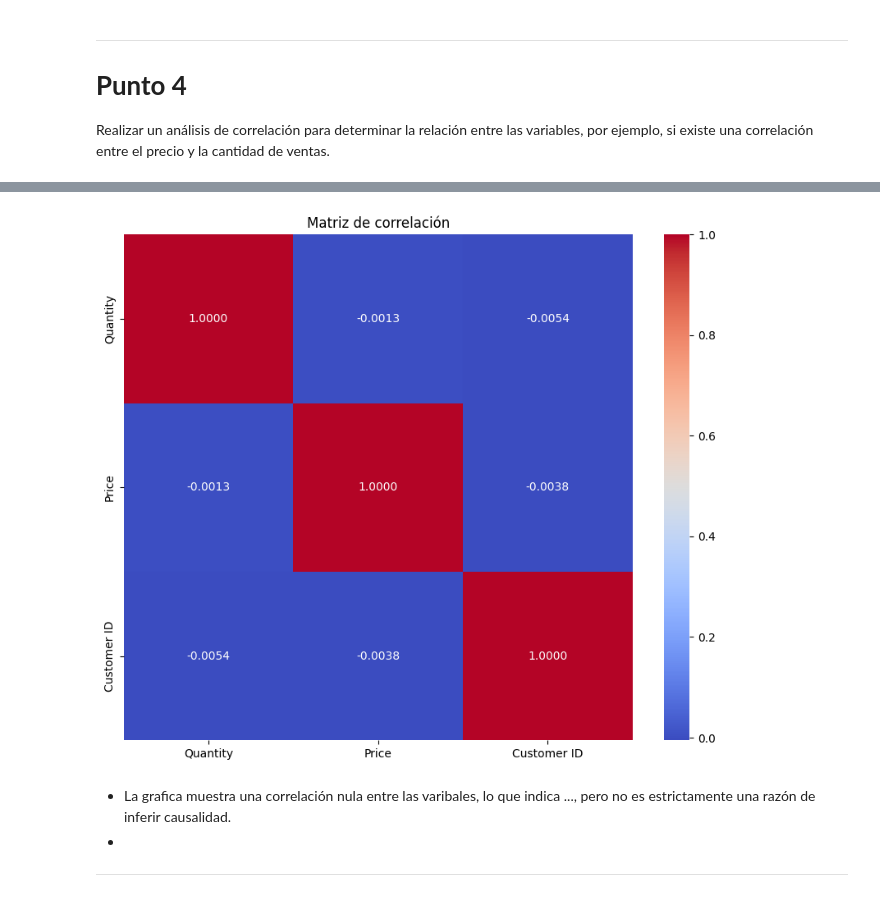
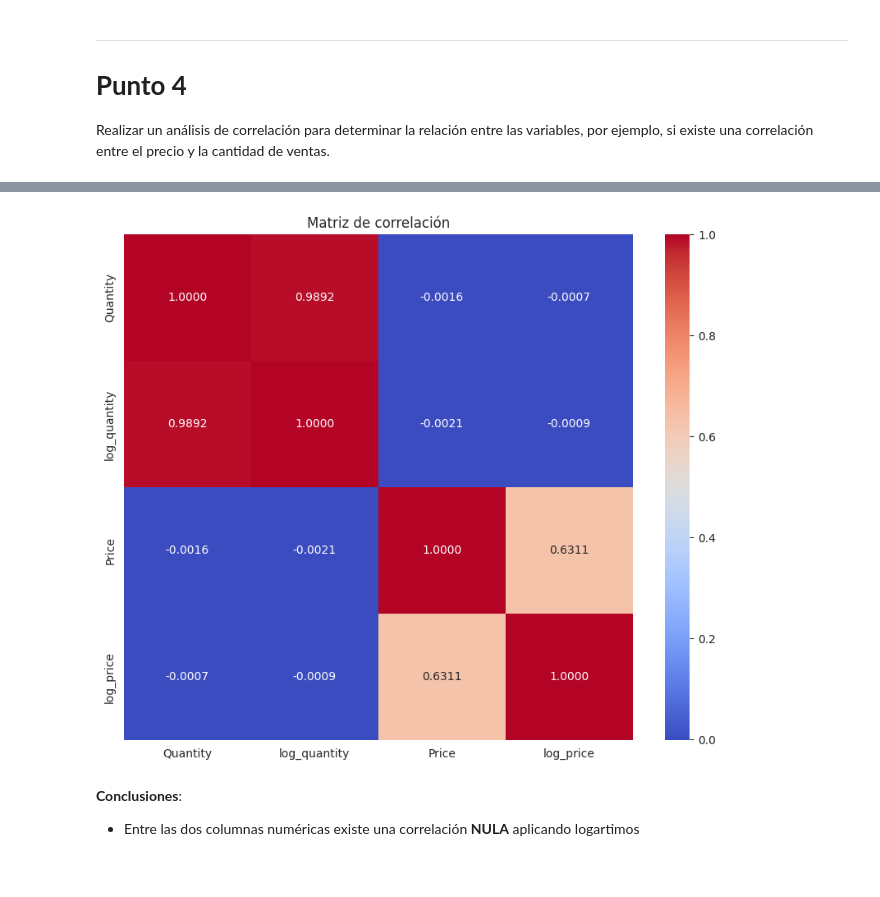
Before and after one commit to Yohan-Rodriguez/Prueba_ImagineApps, a Jupyter notebook: Imagine_Apps_Tarea3_ Análisis de datos.ipynb, the cells around one changed output, grey strips where cells are left out. Drawn from its saved outputs; the diff is of its cells as text; code cells hidden in the pictures.

```diff
--- a/Imagine_Apps_Tarea3_ Análisis de datos.ipynb
+++ b/Imagine_Apps_Tarea3_ Análisis de datos.ipynb
@@ -482,0 +648,10 @@ corrs_dataset
+# %%
+# Valores máximo de las columnas "Price" y "Quantity"
+max_price = df_online_retail_all_copy['Price'].max()
+max_quantity = df_online_retail_all_copy['Quantity'].max()
+
+# Crear nuevas columas con el logaritmo de las columnas "Price" y "Quantity"
+df_online_retail_all_copy['log_price'] = np.log(df_online_retail_all_copy['Price'] + max_price)
+df_online_retail_all_copy['log_quantity'] = np.log(df_online_retail_all_copy['Quantity'] + max_quantity)
+
+df_online_retail_all_copy
@@ -483,18 +672,18 @@ corrs_dataset
 # %%
+corrs_dataset = df_online_retail_all_copy[['Quantity', 'log_quantity', 'Price', 'log_price']].corr()
+
 # Crear gráfico de heatmap
 plt.figure(figsize=(10, 8))  # Tamaño de la figura
 
 # Crear y configurar el hetamap
 sns.heatmap(corrs_dataset, annot=True, cmap='coolwarm', fmt=".4f")
 
 # Título del heatmap
 plt.title('Matriz de correlación')
 
 plt.show()
 # %% [output]
-[figure, old version]
+[figure, new version]
 # %% [markdown]
-*	La grafica muestra una correlación nula entre las varibales, lo que indica ..., pero no es estrictamente una razón de inferir causalidad.
-*
-
-___
+**Conclusiones**:
+* Entre las dos columnas numéricas existe una correlación **NULA** aplicando logartimos
```
Also changed, not shown: parts of 37 cells of this notebook.
